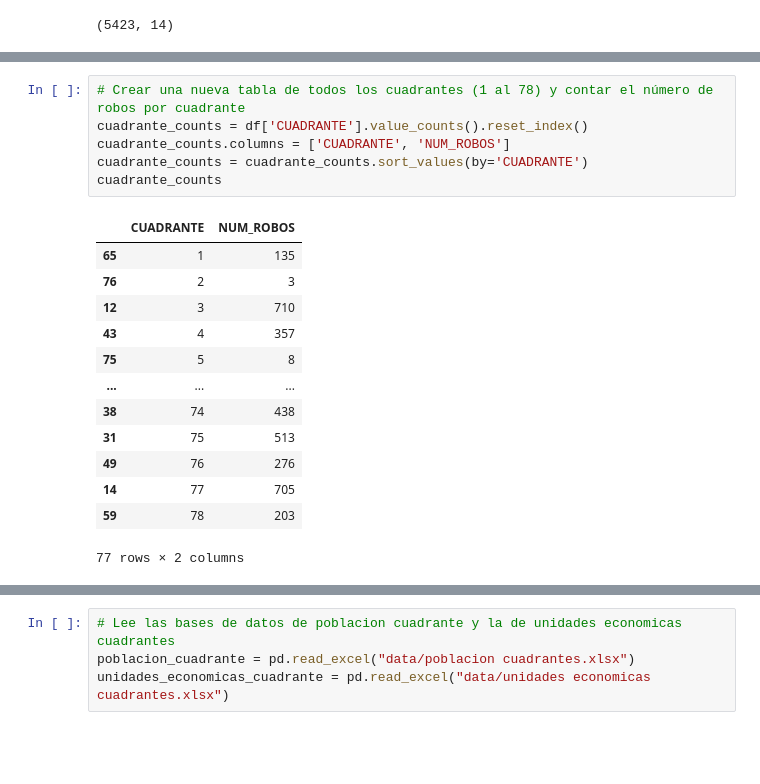
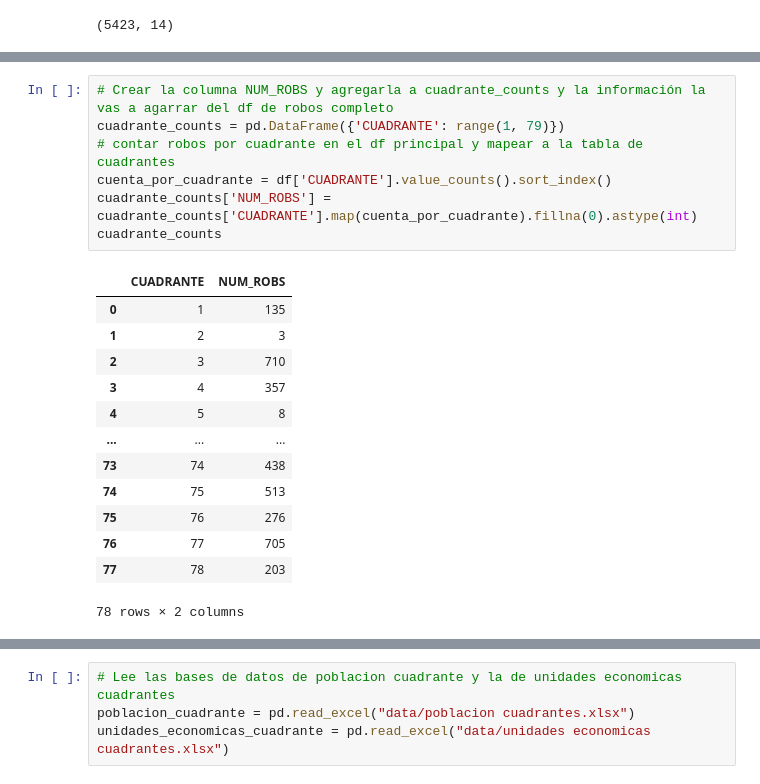
Before and after one commit to CLA-TI3001C-AD2025-G100/A01563230-EDA, a Jupyter notebook: DATAFIN.ipynb, the cells around one changed output, grey strips where cells are left out. Cells and saved outputs as stored; diff of their text form; blank space fills up the shorter version.

```diff
--- a/DATAFIN.ipynb
+++ b/DATAFIN.ipynb
@@ -134,23 +144,24 @@ df_negocio.head()
 # %%
-# Crear una nueva tabla de todos los cuadrantes (1 al 78) y contar el número de robos por cuadrante
-cuadrante_counts = df['CUADRANTE'].value_counts().reset_index()
-cuadrante_counts.columns = ['CUADRANTE', 'NUM_ROBOS']
-cuadrante_counts = cuadrante_counts.sort_values(by='CUADRANTE')
+# Crear la columna NUM_ROBS y agregarla a cuadrante_counts y la información la vas a agarrar del df de robos completo
+cuadrante_counts = pd.DataFrame({'CUADRANTE': range(1, 79)})
+# contar robos por cuadrante en el df principal y mapear a la tabla de cuadrantes
+cuenta_por_cuadrante = df['CUADRANTE'].value_counts().sort_index()
+cuadrante_counts['NUM_ROBS'] = cuadrante_counts['CUADRANTE'].map(cuenta_por_cuadrante).fillna(0).astype(int)
 cuadrante_counts
 # %% [output]
-|  | CUADRANTE | NUM_ROBOS |
-| 65 | 1 | 135 |
-| 76 | 2 | 3 |
-| 12 | 3 | 710 |
-| 43 | 4 | 357 |
-| 75 | 5 | 8 |
+|  | CUADRANTE | NUM_ROBS |
+| 0 | 1 | 135 |
+| 1 | 2 | 3 |
+| 2 | 3 | 710 |
+| 3 | 4 | 357 |
+| 4 | 5 | 8 |
 | ... | ... | ... |
-| 38 | 74 | 438 |
-| 31 | 75 | 513 |
-| 49 | 76 | 276 |
-| 14 | 77 | 705 |
-| 59 | 78 | 203 |
+| 73 | 74 | 438 |
+| 74 | 75 | 513 |
+| 75 | 76 | 276 |
+| 76 | 77 | 705 |
+| 77 | 78 | 203 |
-77 rows × 2 columns
+78 rows × 2 columns
 # %%
 # Elimina el indice de la tabla
 cuadrante_counts = cuadrante_counts.reset_index(drop=True)
```
Also changed, not shown: parts of 17 cells of this notebook.
